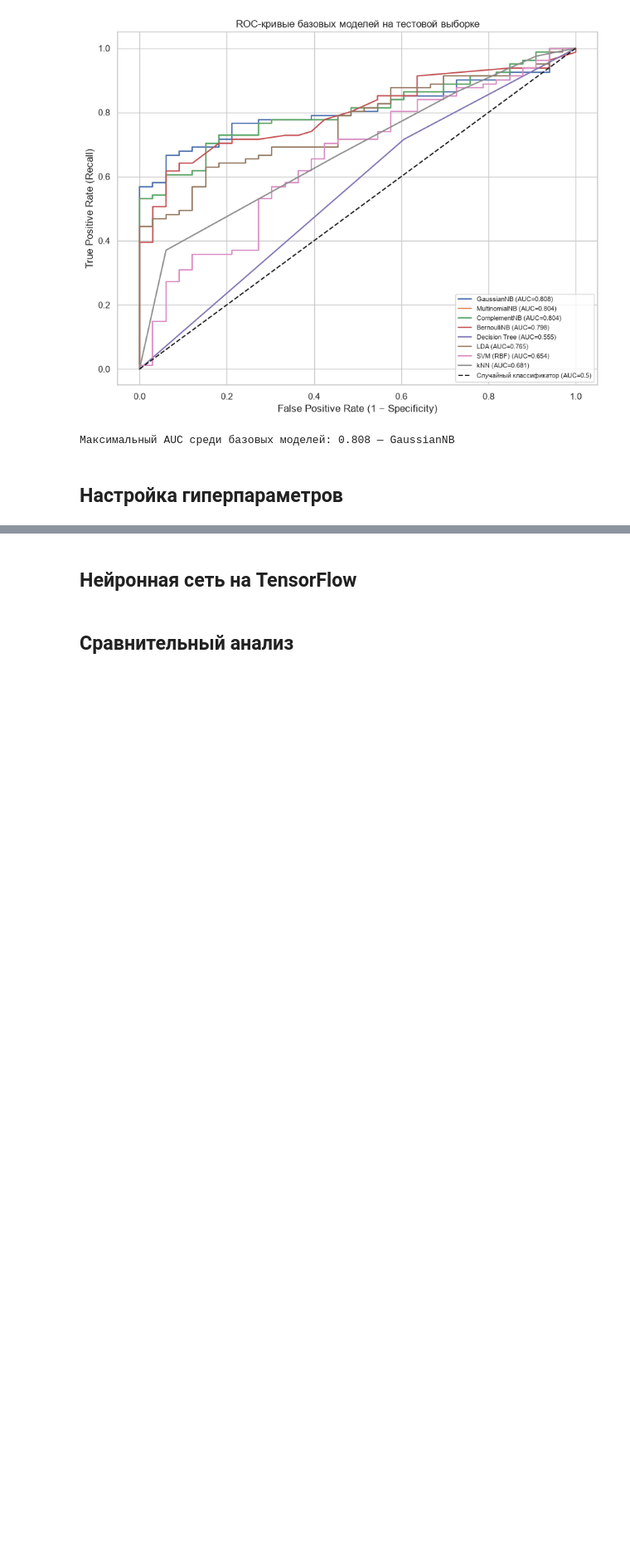
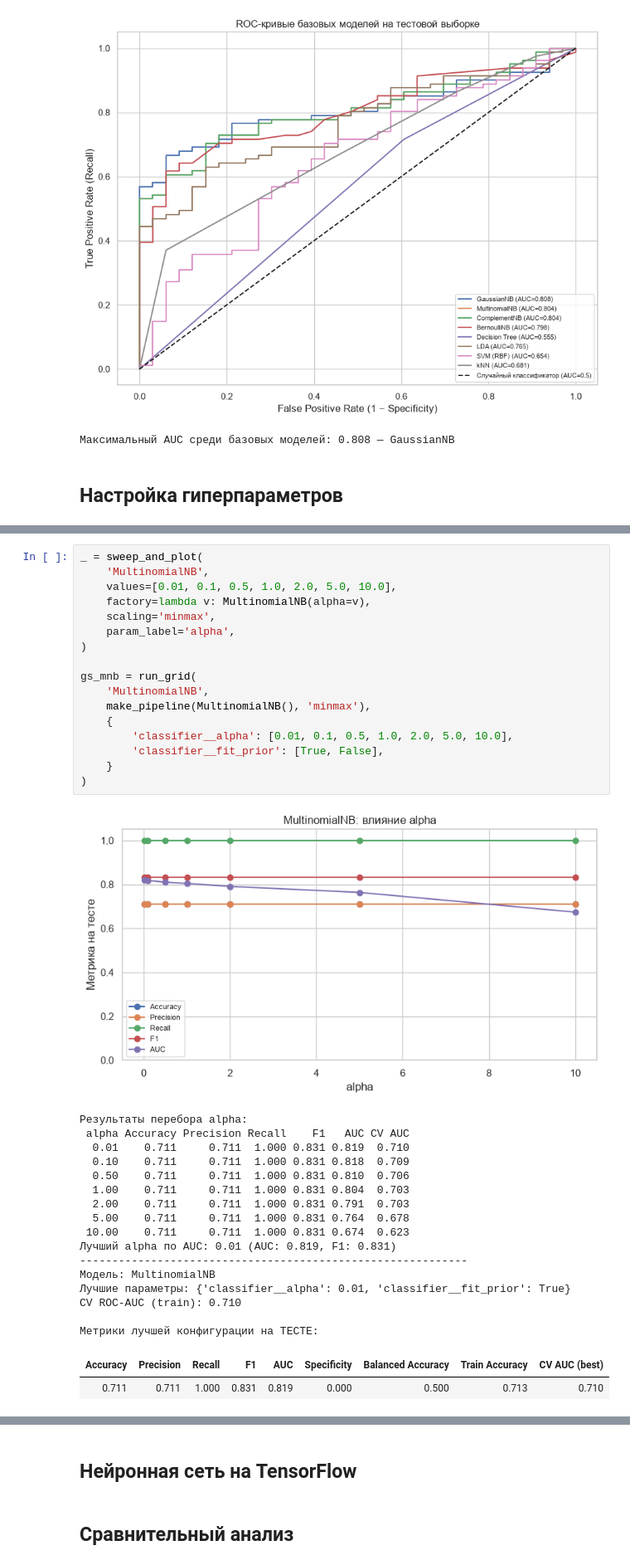
Before and after one commit to violllin/lab2_classification, a Jupyter notebook: lab2.ipynb, the cells around one changed output, grey strips where cells are left out. Shown at 83% size. Drawn from its saved outputs; the diff is of its cells as text; blank space fills up the shorter version.

```diff
--- a/lab2.ipynb
+++ b/lab2.ipynb
@@ -465,3 +629,40 @@ print('Максимальный AUC среди базовых моделей:',
+# %%
+_ = sweep_and_plot(
+    'MultinomialNB',
+    values=[0.01, 0.1, 0.5, 1.0, 2.0, 5.0, 10.0],
+    factory=lambda v: MultinomialNB(alpha=v),
+    scaling='minmax',
+    param_label='alpha',
+)
+
+gs_mnb = run_grid(
+    'MultinomialNB',
+    make_pipeline(MultinomialNB(), 'minmax'),
+    {
+        'classifier__alpha': [0.01, 0.1, 0.5, 1.0, 2.0, 5.0, 10.0],
+        'classifier__fit_prior': [True, False],
+    }
+)
+# %% [output]
+[figure, added]
+Результаты перебора alpha:
+ alpha Accuracy Precision Recall    F1   AUC CV AUC
+  0.01    0.711     0.711  1.000 0.831 0.819  0.710
+  0.10    0.711     0.711  1.000 0.831 0.818  0.709
+  0.50    0.711     0.711  1.000 0.831 0.810  0.706
+  1.00    0.711     0.711  1.000 0.831 0.804  0.703
+  2.00    0.711     0.711  1.000 0.831 0.791  0.703
+  5.00    0.711     0.711  1.000 0.831 0.764  0.678
+ 10.00    0.711     0.711  1.000 0.831 0.674  0.623
+Лучший alpha по AUC: 0.01 (AUC: 0.819, F1: 0.831)
+------------------------------------------------------------
+Модель: MultinomialNB
+Лучшие параметры: {'classifier__alpha': 0.01, 'classifier__fit_prior': True}
+CV ROC-AUC (train): 0.710
+
+Метрики лучшей конфигурации на ТЕСТЕ:
+| Accuracy | Precision | Recall | F1 | AUC | Specificity | Balanced Accuracy | Train Accuracy | CV AUC (best) |
+| 0.711 | 0.711 | 1.000 | 0.831 | 0.819 | 0.000 | 0.500 | 0.713 | 0.710 |
 # %% [markdown]
 ### ComplementNB
 
```
Also changed, not shown: parts of 20 cells of this notebook.
